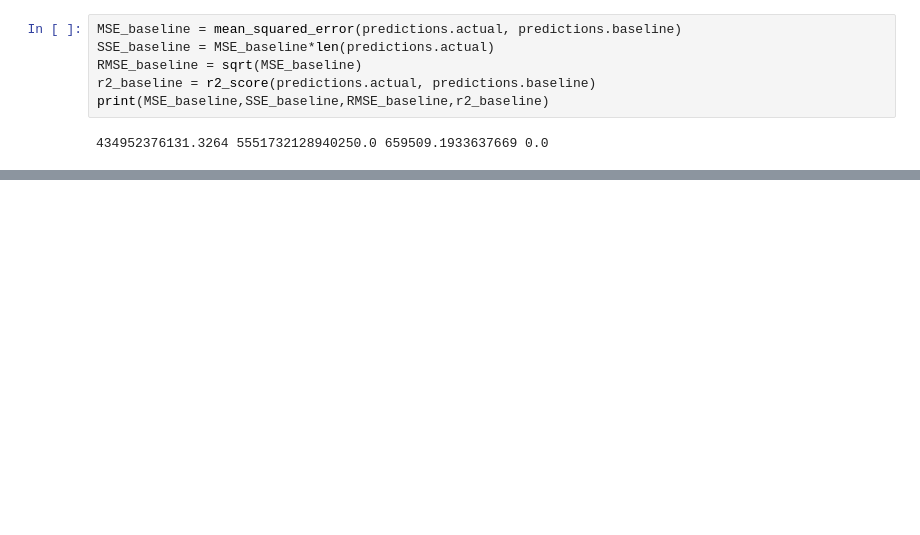
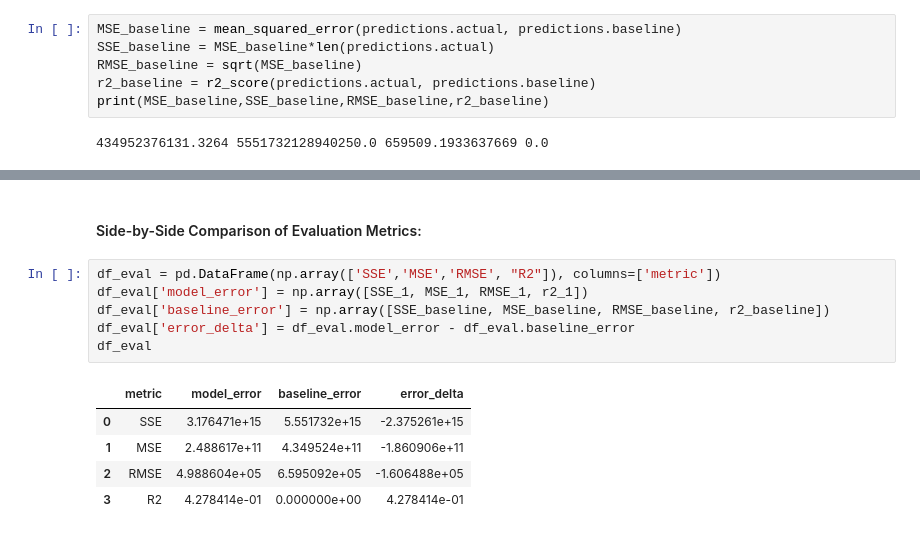
Before and after one commit to faithkane3/zillow_project, a Jupyter notebook: zillow_project_deliverable.ipynb, the cells around one changed output, grey strips where cells are left out. Cells and saved outputs as stored; diff of their text form; blank space fills up the shorter version.

```diff
--- a/zillow_project_deliverable.ipynb
+++ b/zillow_project_deliverable.ipynb
@@ -105,0 +144,14 @@ print(MSE_1,SSE_1,RMSE_1,r2_1)
+# %% [markdown]
+#### Side-by-Side Comparison of Evaluation Metrics:
+# %%
+df_eval = pd.DataFrame(np.array(['SSE','MSE','RMSE', "R2"]), columns=['metric'])
+df_eval['model_error'] = np.array([SSE_1, MSE_1, RMSE_1, r2_1])
+df_eval['baseline_error'] = np.array([SSE_baseline, MSE_baseline, RMSE_baseline, r2_baseline])
+df_eval['error_delta'] = df_eval.model_error - df_eval.baseline_error
+df_eval
+# %% [output]
+|  | metric | model_error | baseline_error | error_delta |
+| 0 | SSE | 3.176471e+15 | 5.551732e+15 | -2.375261e+15 |
+| 1 | MSE | 2.488617e+11 | 4.349524e+11 | -1.860906e+11 |
+| 2 | RMSE | 4.988604e+05 | 6.595092e+05 | -1.606488e+05 |
+| 3 | R2 | 4.278414e-01 | 0.000000e+00 | 4.278414e-01 |
```
Also changed, not shown: parts of 21 cells of this notebook.
